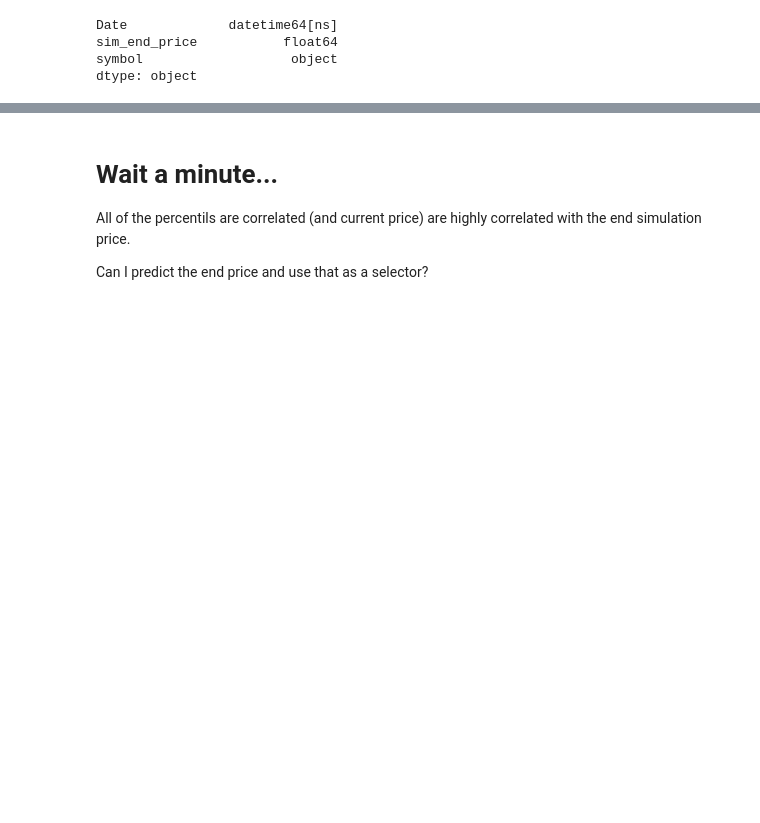
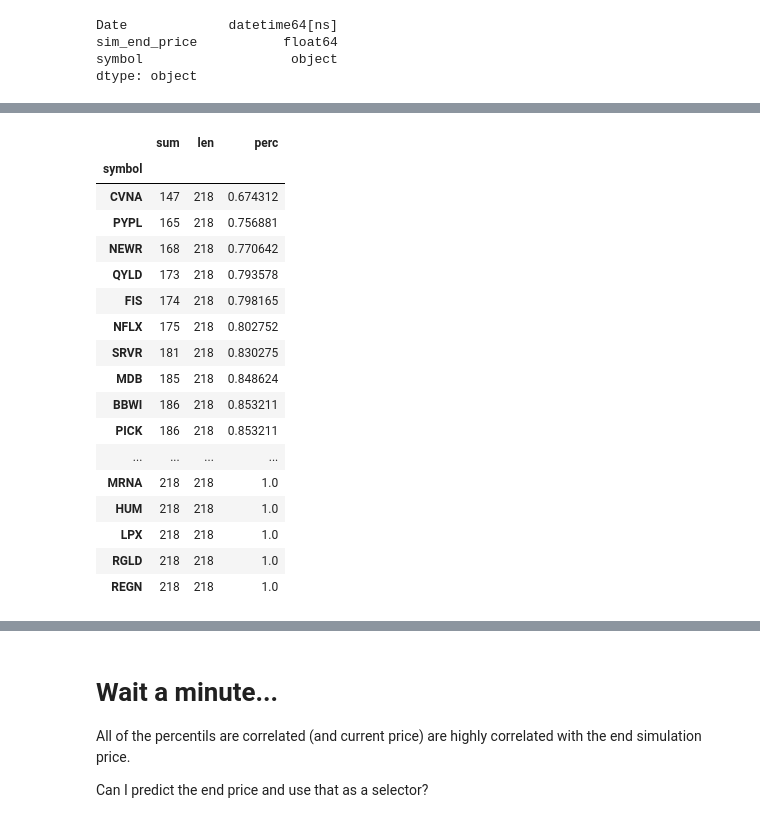
Before and after one commit to RLE-Analytics/iron_financial, a Jupyter notebook: options_strategy/Backtest Upside Ratio.ipynb, the cells around one changed output, grey strips where cells are left out. Saved outputs shown, nothing was run; the diff lists cells and outputs as text; code cells hidden in the pictures; blank space fills up the shorter version.

```diff
--- a/options_strategy/Backtest Upside Ratio.ipynb
+++ b/options_strategy/Backtest Upside Ratio.ipynb
@@ -383,0 +364,27 @@ This is the end of this right now.
+# %%
+sum_dat = (
+    all_prob_change_data_2
+    .loc[all_prob_change_data_2['sim_end_price'].notnull()]
+    .groupby(['symbol'])['inside_90'].agg([sum, len])
+)
+sum_dat['perc'] = sum_dat['sum'] / sum_dat['len']
+sum_dat.sort_values('perc')
+# %% [output]
+|  | sum | len | perc |
+| symbol |  |  |  |
+| CVNA | 147 | 218 | 0.674312 |
+| PYPL | 165 | 218 | 0.756881 |
+| NEWR | 168 | 218 | 0.770642 |
+| QYLD | 173 | 218 | 0.793578 |
+| FIS | 174 | 218 | 0.798165 |
+| NFLX | 175 | 218 | 0.802752 |
+| SRVR | 181 | 218 | 0.830275 |
+| MDB | 185 | 218 | 0.848624 |
+| BBWI | 186 | 218 | 0.853211 |
+| PICK | 186 | 218 | 0.853211 |
+| ... | ... | ... | ... |
+| MRNA | 218 | 218 | 1.0 |
+| HUM | 218 | 218 | 1.0 |
+| LPX | 218 | 218 | 1.0 |
+| RGLD | 218 | 218 | 1.0 |
+| REGN | 218 | 218 | 1.0 |
```
Also changed, not shown: parts of 16 cells of this notebook, 2 other files.
